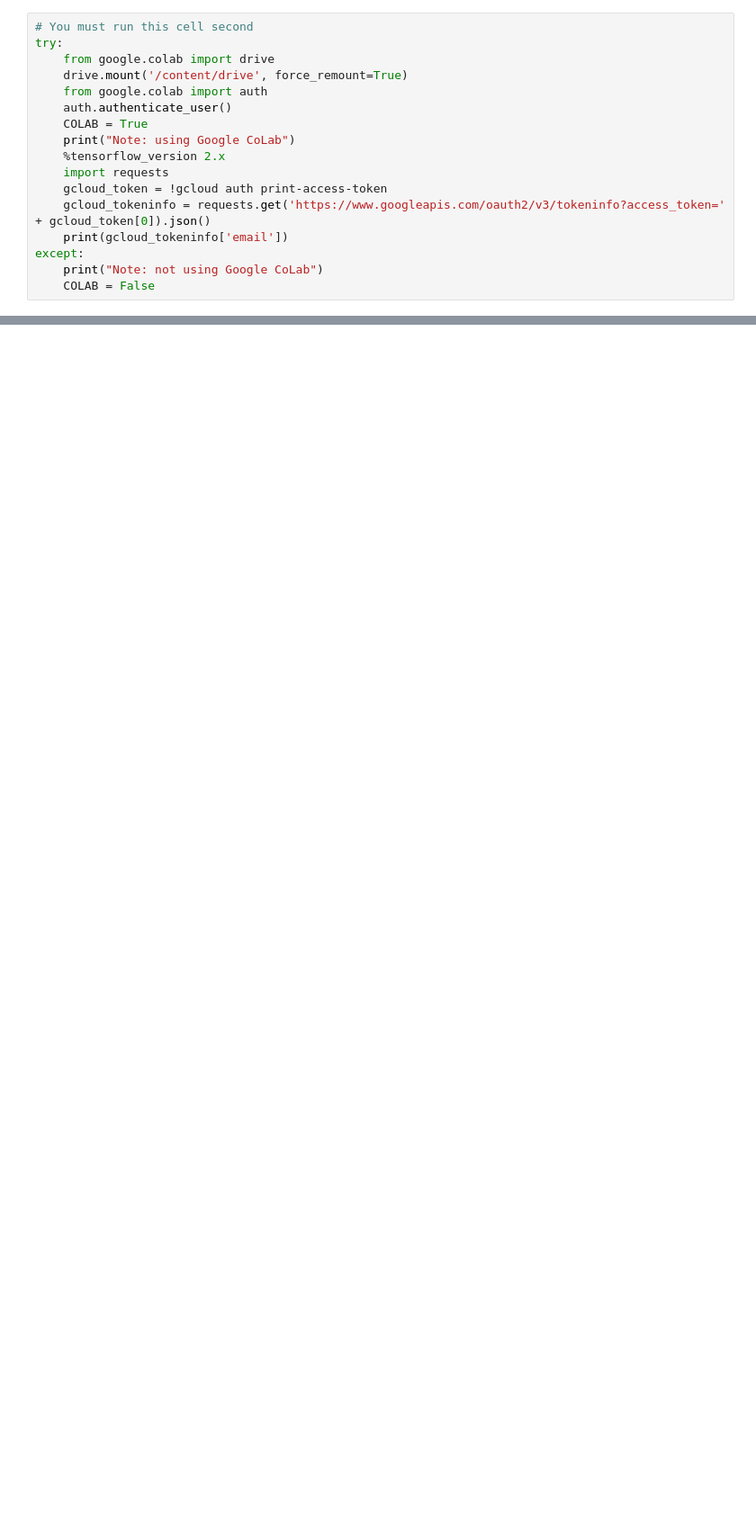
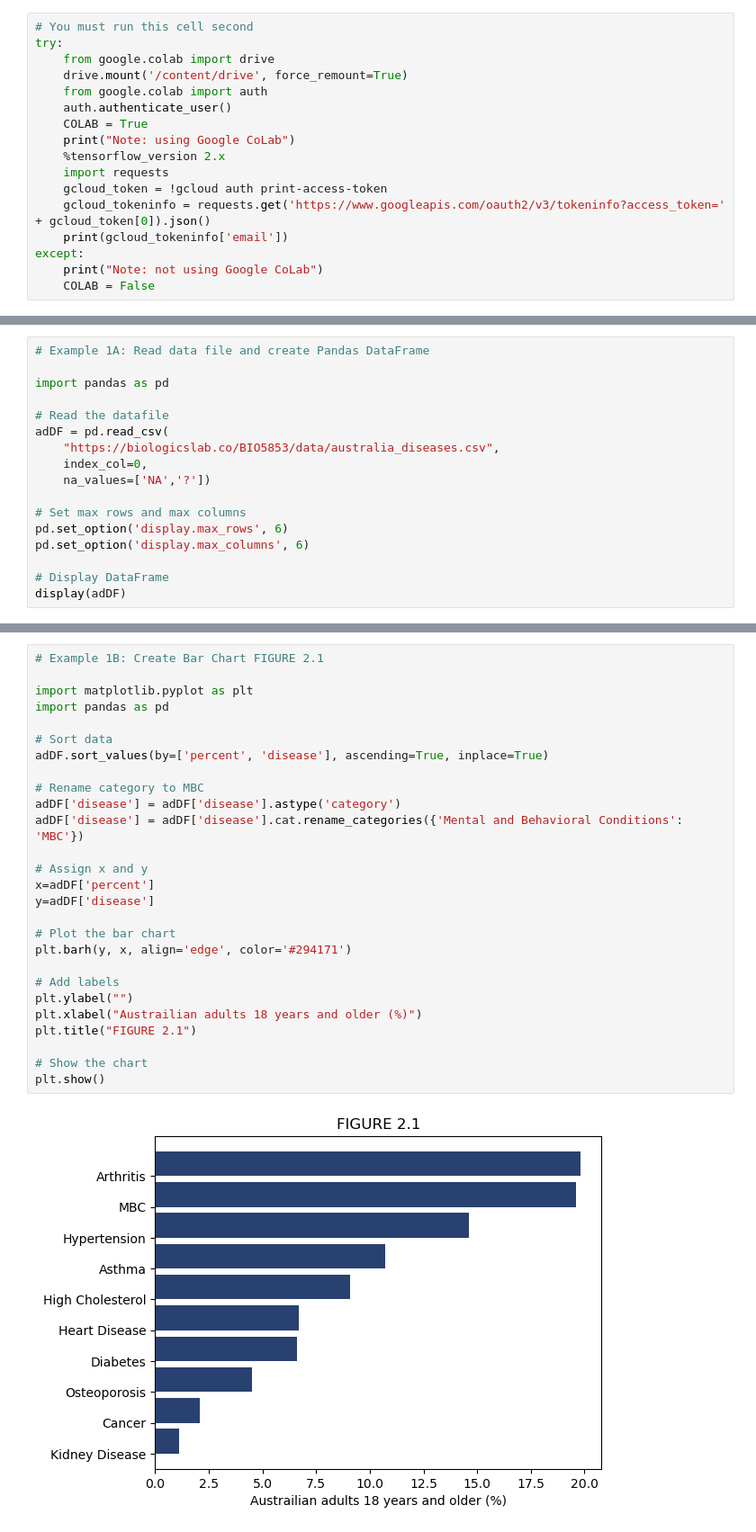
Before and after one commit to DavidSenseman/BIO5853, a Jupyter notebook: Lesson_01_4.ipynb, the cells around one changed output, grey strips where cells are left out. Shown at 90% size. Saved outputs shown, nothing was run; the diff lists cells and outputs as text; blank space fills up the shorter version.

```diff
--- a/Lesson_01_4.ipynb
+++ b/Lesson_01_4.ipynb
@@ -502,0 +130,17 @@ Finally, upload the **_PDF_** to Lesson_01_4 Assignment on Canvas for grading, n
+# %%
+# Example 1A: Read data file and create Pandas DataFrame
+
+import pandas as pd
+
+# Read the datafile
+adDF = pd.read_csv(
+    "https://biologicslab.co/BIO5853/data/australia_diseases.csv",
+    index_col=0,
+    na_values=['NA','?'])
+
+# Set max rows and max columns
+pd.set_option('display.max_rows', 6)
+pd.set_option('display.max_columns', 6)
+
+# Display DataFrame
+display(adDF)
@@ -502,0 +201,29 @@ Finally, upload the **_PDF_** to Lesson_01_4 Assignment on Canvas for grading, n
+# %%
+# Example 1B: Create Bar Chart FIGURE 2.1
+
+import matplotlib.pyplot as plt
+import pandas as pd
+
+# Sort data
+adDF.sort_values(by=['percent', 'disease'], ascending=True, inplace=True)
+
+# Rename category to MBC
+adDF['disease'] = adDF['disease'].astype('category')
+adDF['disease'] = adDF['disease'].cat.rename_categories({'Mental and Behavioral Conditions': 'MBC'})
+
+# Assign x and y
+x=adDF['percent']
+y=adDF['disease']
+
+# Plot the bar chart
+plt.barh(y, x, align='edge', color='#294171')
+
+# Add labels
+plt.ylabel("")
+plt.xlabel("Austrailian adults 18 years and older (%)")
+plt.title("FIGURE 2.1")
+
+# Show the chart
+plt.show()
+# %% [output]
+[figure, added]
```
Also changed, not shown: parts of 115 cells of this notebook.
